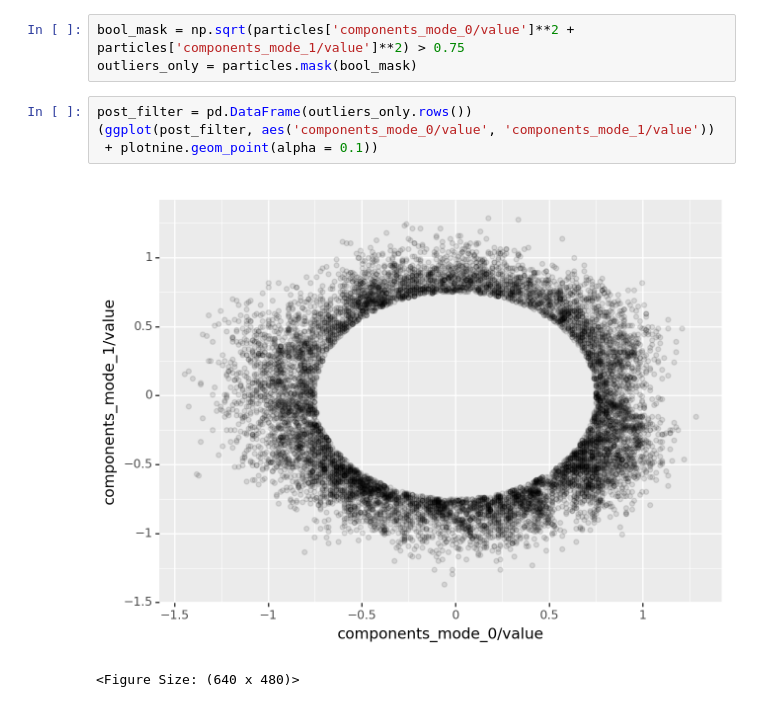
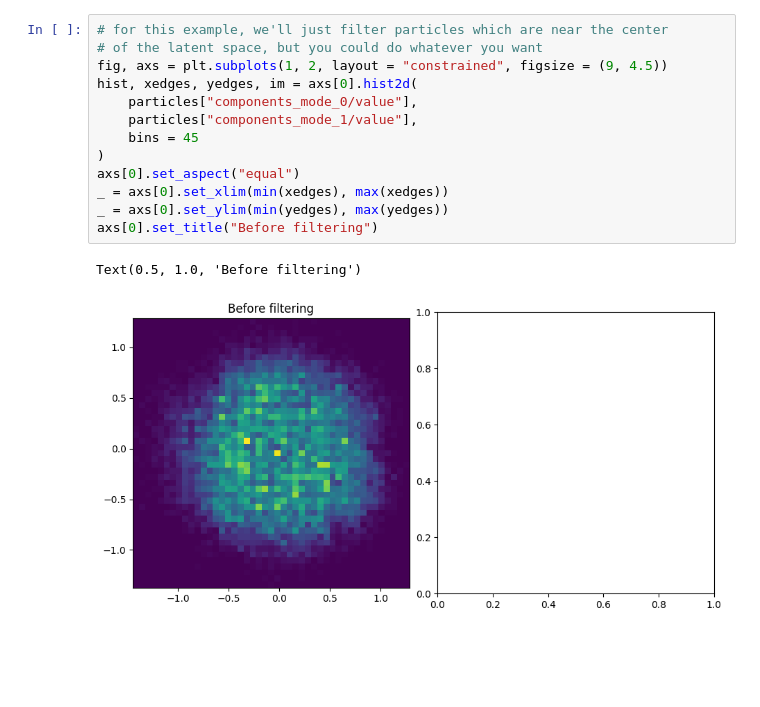
Before and after one commit to cryoem-uoft/cryosparc-examples, a Jupyter notebook: filter_by_latents.ipynb, the cells around one changed output. Saved outputs shown, nothing was run; the diff lists cells and outputs as text; blank space fills up the shorter version.

Commit message:
Update filter by lantents

```diff
--- a/filter_by_latents.ipynb
+++ b/filter_by_latents.ipynb
@@ -32,10 +22,16 @@ pre_filter = pd.DataFrame(particles.rows())
-# %%
-bool_mask = np.sqrt(particles['components_mode_0/value']**2 + particles['components_mode_1/value']**2) > 0.75
-outliers_only = particles.mask(bool_mask)
-# %%
-post_filter = pd.DataFrame(outliers_only.rows())
-(ggplot(post_filter, aes('components_mode_0/value', 'components_mode_1/value'))
- + plotnine.geom_point(alpha = 0.1))
-# %% [output]
-[figure, removed]
-<Figure Size: (640 x 480)>
+# %%
+# for this example, we'll just filter particles which are near the center
+# of the latent space, but you could do whatever you want
+fig, axs = plt.subplots(1, 2, layout = "constrained", figsize = (9, 4.5))
+hist, xedges, yedges, im = axs[0].hist2d(
+    particles["components_mode_0/value"],
+    particles["components_mode_1/value"],
+    bins = 45
+)
+axs[0].set_aspect("equal")
+_ = axs[0].set_xlim(min(xedges), max(xedges))
+_ = axs[0].set_ylim(min(yedges), max(yedges))
+axs[0].set_title("Before filtering")
+# %% [output]
+Text(0.5, 1.0, 'Before filtering')
+[figure, added]
```
Also changed, not shown: parts of 7 cells of this notebook.
